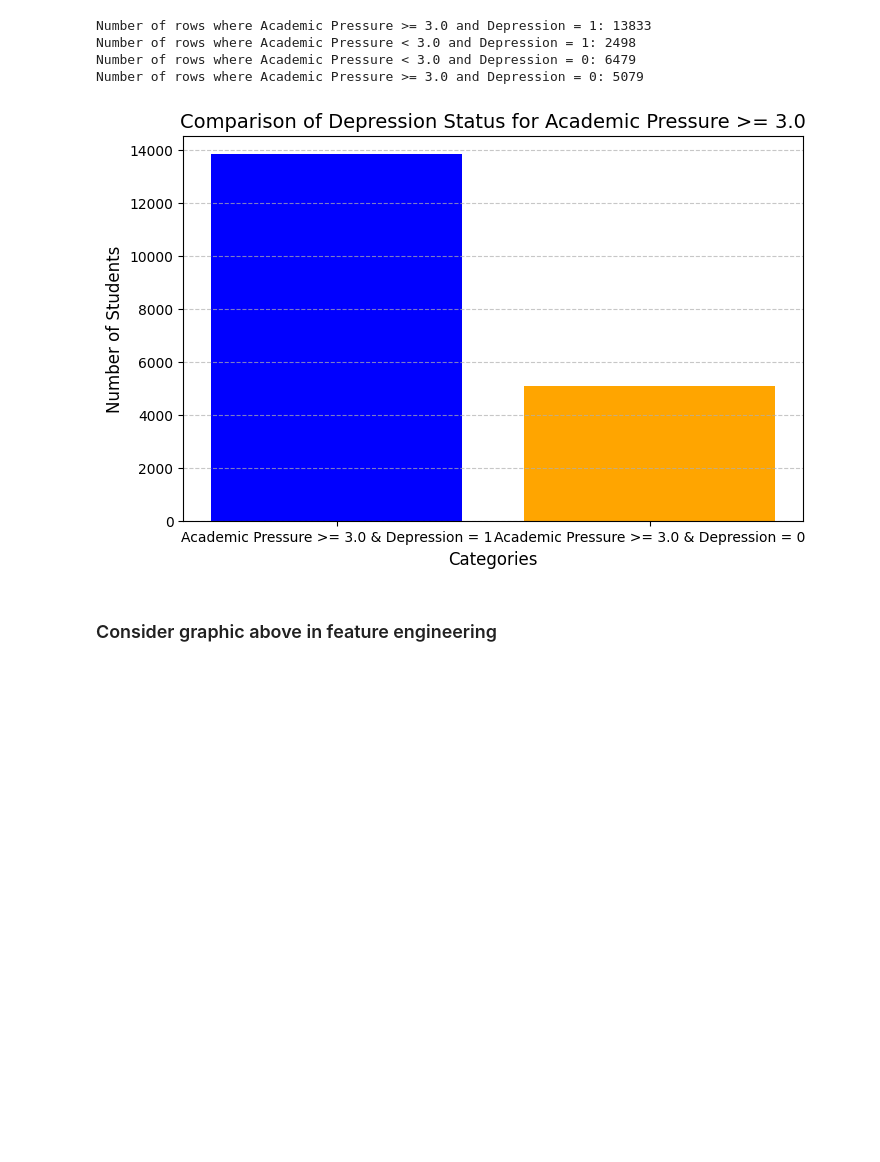
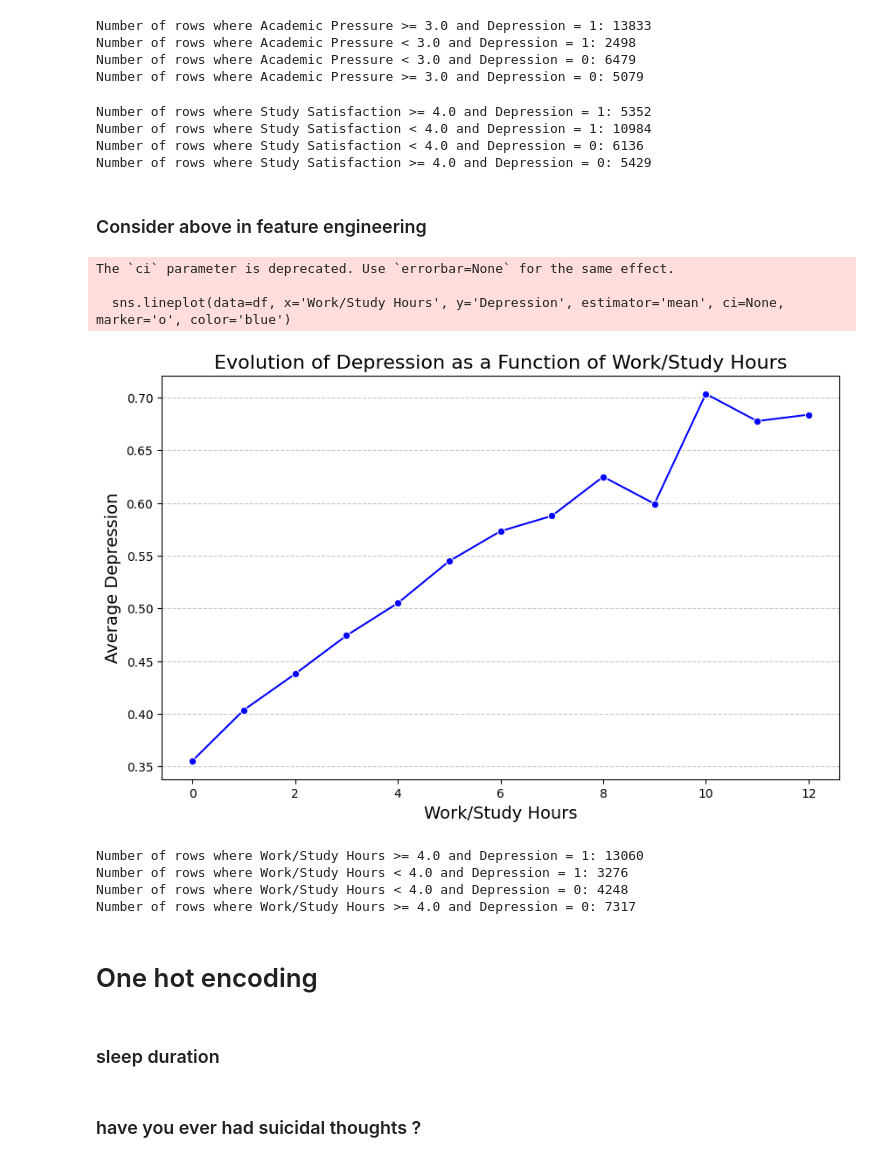
Before and after one commit to salhi-mohamed/Students-depression-prediction, a Jupyter notebook: Untitled-1.ipynb, the cells around one changed output. Saved outputs shown, nothing was run; the diff lists cells and outputs as text; code cells hidden in the pictures; blank space fills up the shorter version.

```diff
--- a/Untitled-1.ipynb
+++ b/Untitled-1.ipynb
@@ -167,20 +158,52 @@ Number of rows where Academic Pressure >= 3.0 and Depression = 1: 13833
 Number of rows where Academic Pressure < 3.0 and Depression = 1: 2498
 Number of rows where Academic Pressure < 3.0 and Depression = 0: 6479
 Number of rows where Academic Pressure >= 3.0 and Depression = 0: 5079
-# %%
-# Data for visualization
-categories = ['Academic Pressure >= 3.0 & Depression = 1', 'Academic Pressure >= 3.0 & Depression = 0']
-values = [depression_count_filtered1, depression_zero_count_above_or_equal_3]
-
-# Plotting the bar chart
-plt.figure(figsize=(8, 5))
-plt.bar(categories, values, color=['blue', 'orange'])
-plt.title('Comparison of Depression Status for Academic Pressure >= 3.0', fontsize=14)
-plt.ylabel('Number of Students', fontsize=12)
-plt.xlabel('Categories', fontsize=12)
-plt.grid(axis='y', linestyle='--', alpha=0.7)
-plt.show()
-# %% [output]
-[figure, removed]
+# %%
+depression_count_filtered1 = df[(df['Study Satisfaction'] >= 4.0) & (df['Depression'] == 1)].shape[0]
+depression_count_filtered2 = df[(df['Study Satisfaction'] <4.0 ) & (df['Depression'] == 1)].shape[0]
+depression_count_filtered3 = df[(df['Study Satisfaction'] < 4.0) & (df['Depression'] == 0)].shape[0]
+depression_count_filtered4 = df[(df['Study Satisfaction'] >= 4.0) & (df['Depression'] == 0)].shape[0]
+
+print(f"Number of rows where Study Satisfaction >= 4.0 and Depression = 1: {depression_count_filtered1}")
+print(f"Number of rows where Study Satisfaction < 4.0 and Depression = 1: {depression_count_filtered2}")
+print(f"Number of rows where Study Satisfaction < 4.0 and Depression = 0: {depression_count_filtered3}")
+print(f"Number of rows where Study Satisfaction >= 4.0 and Depression = 0: {depression_count_filtered4}")
+# %% [output]
+Number of rows where Study Satisfaction >= 4.0 and Depression = 1: 5352
+Number of rows where Study Satisfaction < 4.0 and Depression = 1: 10984
+Number of rows where Study Satisfaction < 4.0 and Depression = 0: 6136
+Number of rows where Study Satisfaction >= 4.0 and Depression = 0: 5429
 # %% [markdown]
-### Consider graphic above in feature engineering
+### Consider  above in feature engineering
+# %%
+plt.figure(figsize=(10, 6))
+sns.lineplot(data=df, x='Work/Study Hours', y='Depression', estimator='mean', ci=None, marker='o', color='blue')
+plt.title('Evolution of Depression as a Function of Work/Study Hours', fontsize=16)
+plt.xlabel('Work/Study Hours', fontsize=14)
+plt.ylabel('Average Depression', fontsize=14)
+plt.grid(axis='y', linestyle='--', alpha=0.7)
+plt.show()
+# %% [output]
+The `ci` parameter is deprecated. Use `errorbar=None` for the same effect.
+
+  sns.lineplot(data=df, x='Work/Study Hours', y='Depression', estimator='mean', ci=None, marker='o', color='blue')
+[figure, added]
+# %%
+depression_count_filtered1 = df[(df['Work/Study Hours'] >= 5.0) & (df['Depression'] == 1)].shape[0]
+depression_count_filtered2 = df[(df['Work/Study Hours'] <5.0 ) & (df['Depression'] == 1)].shape[0]
+depression_count_filtered3 = df[(df['Work/Study Hours'] <5.0) & (df['Depression'] == 0)].shape[0]
+depression_count_filtered4 = df[(df['Work/Study Hours'] >= 5.0) & (df['Depression'] == 0)].shape[0]
+
+print(f"Number of rows where Work/Study Hours >= 4.0 and Depression = 1: {depression_count_filtered1}")
+print(f"Number of rows where Work/Study Hours < 4.0 and Depression = 1: {depression_count_filtered2}")
+print(f"Number of rows where Work/Study Hours < 4.0 and Depression = 0: {depression_count_filtered3}")
+print(f"Number of rows where Work/Study Hours >= 4.0 and Depression = 0: {depression_count_filtered4}")
+# %% [output]
+Number of rows where Work/Study Hours >= 4.0 and Depression = 1: 13060
+Number of rows where Work/Study Hours < 4.0 and Depression = 1: 3276
+Number of rows where Work/Study Hours < 4.0 and Depression = 0: 4248
+Number of rows where Work/Study Hours >= 4.0 and Depression = 0: 7317
+# %% [markdown]
+# One hot encoding
+# %% [markdown]
+### sleep duration
@@ -186,0 +233,2 @@ plt.show()
+# %% [markdown]
+### have you ever had suicidal thoughts ?
```
Also changed, not shown: parts of 6 cells of this notebook, 3 other files.
